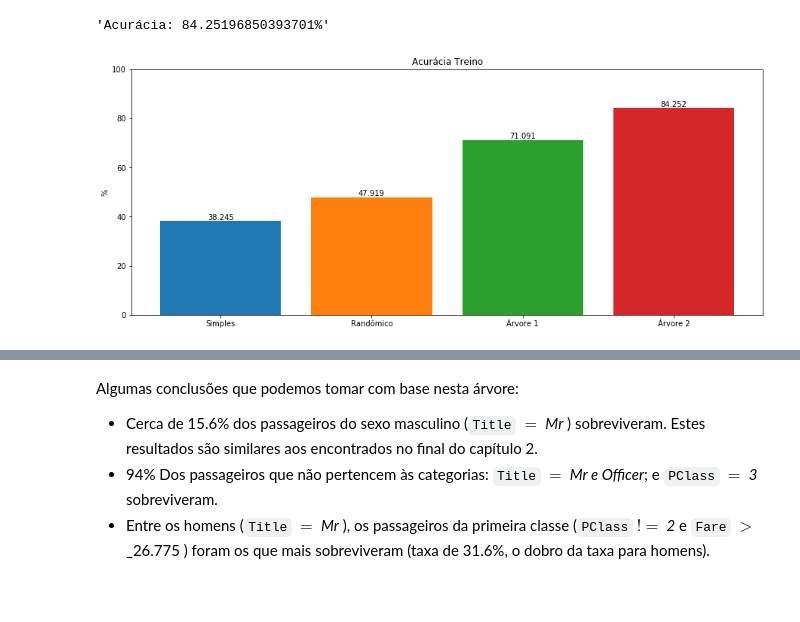
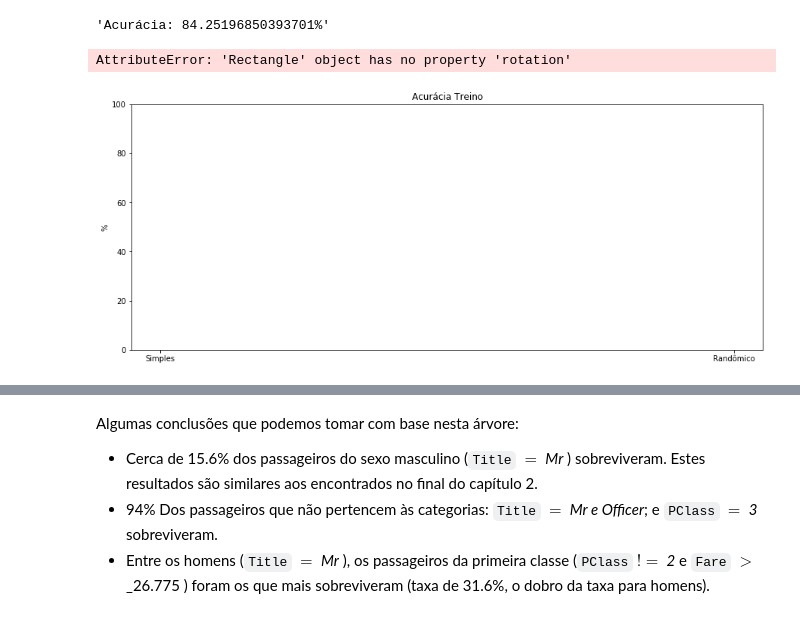
Before and after one commit to camilomenucheli/engenharia-de-features-com-pandas, a Jupyter notebook: Engenharia de Features com Pandas.ipynb, the cells around one changed output, grey strips where cells are left out. Cells and saved outputs as stored; diff of their text form; code cells hidden in the pictures.

```diff
--- a/Engenharia de Features com Pandas.ipynb
+++ b/Engenharia de Features com Pandas.ipynb
@@ -1272,0 +1353,13 @@ Conte os passageiros agrupando por _sexo_ e _idade_.
+# %%
+df_populacoes_rate =
+
+# O código abaixo é para plotar, não altere.
+fig, ax = plt.subplots(1, 2, figsize=(15, 6))
+pd.DataFrame(df_populacoes_rate.loc["male"]).plot.bar(figsize=(15, 8), rot=30, ax=ax[0], color=PALETA[0])
+pd.DataFrame(df_populacoes_rate.loc["female"]).plot.bar(figsize=(15, 8), rot=30, ax=ax[1], color=PALETA[1])
+ax[0].set_title("Taxa de sobrevivência - Sexo masculino")
+ax[1].set_title("Taxa de sobrevivência - Sexo feminino")
+ax[0].set_ylabel("%")
+ax[1].set_ylabel("%")
+ax[0].legend().remove()
+ax[1].legend().remove()
@@ -1330,7 +1450,7 @@ Vamos montar mais uma árvore de decisão, dessa vez utilizaremos as seguintes c
   * `FamilySize`
   * `FamilyFare`
 # %%
-colunas_binarias = ["Sex", "NoRelatives"]
+colunas_binarias = ["Sex", "NoRelatives", "Young"]
 colunas_categoricas = ["Pclass", "Embarked", "Title"]
 colunas_numericas = ["Age", "SibSp", "Parch", "Fare", "TicketCount", "FamilySize", "FamilyFare"]
 
@@ -1375,19 +1500,29 @@ acc_arvore2 = metrics.accuracy_score(
 # %% [output]
 'Acurácia: 84.25196850393701%'
 # %%
-fig, ax = plt.subplots(figsize=(15, 6))
-ax.set_ylim(0, 100)
-ax.set_title("Acurácia Treino")
-ax.set_ylabel("%")
-rects = ax.bar(
+def plot_acuracias(nomes_modelos, acuracias, paleta, titulo, rot=0):
+    fig, ax = plt.subplots(figsize=(15, 6))
+    ax.set_ylim(0, 100)
+    ax.set_title(titulo)
+    ax.set_ylabel("%")
+
+    rects = ax.bar(
+        nomes_modelos,
+        acuracias,
+        color=paleta,
+        rotation=rot
+    )
+    for rect in rects:
+        height = rect.get_height()
+        ax.annotate("{:.3f}".format(float(height)),
+                    xy=(rect.get_x() + rect.get_width() / 2, height),
+                    ha="center", va='bottom')
+plot_acuracias(
     ["Simples", "Randômico", "Árvore 1", "Árvore 2"],
     [100*acc_simples, 100*acc_randomica, 100*acc_arvore1, 100*acc_arvore2],
-    color=[PALETA[0], PALETA[1], PALETA[2], PALETA[3]],
+    PALETA,
+    "Acurácia Treino"
 )
-for rect in rects:
-    height = rect.get_height()
-    ax.annotate("{:.3f}".format(float(height)),
-                xy=(rect.get_x() + rect.get_width() / 2, height),
-                ha="center", va='bottom')
 # %% [output]
+AttributeError: 'Rectangle' object has no property 'rotation'
-[figure, old version]
+[figure, new version]
```
Also changed, not shown: parts of 38 cells of this notebook.
